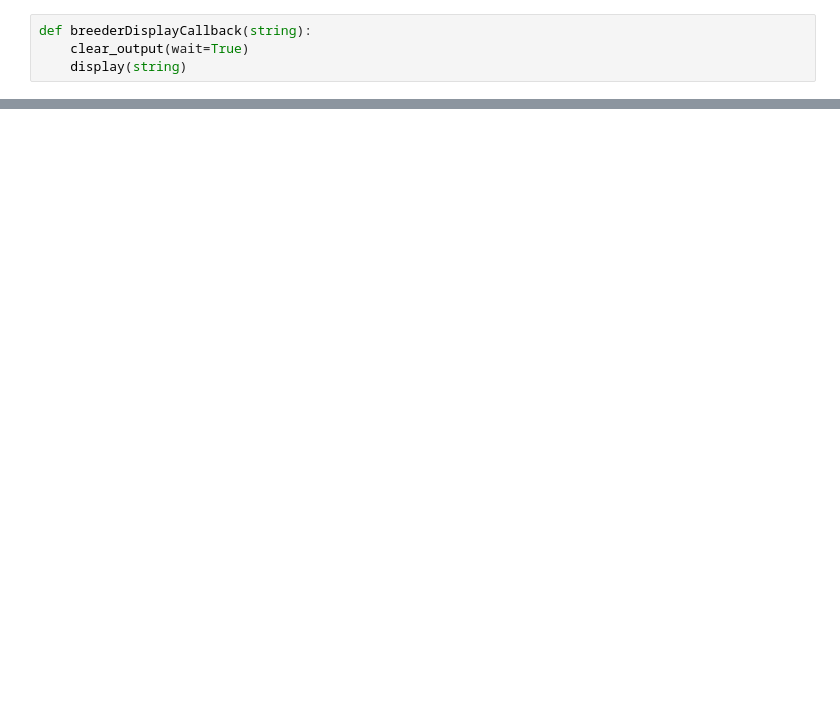
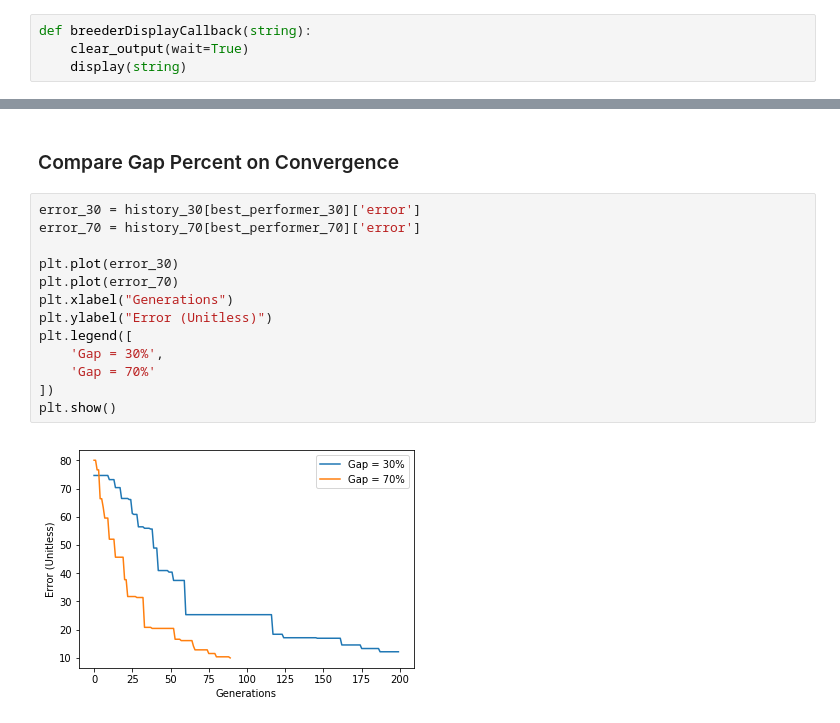
Before and after one commit to MattAlanWright/PyGP, a Jupyter notebook: Iris Data Set Breeder.ipynb, the cells around one changed output, grey strips where cells are left out. Drawn from its saved outputs; the diff is of its cells as text; blank space fills up the shorter version.

```diff
--- a/Iris Data Set Breeder.ipynb
+++ b/Iris Data Set Breeder.ipynb
@@ -37,0 +137,17 @@ p.accuracy(train_X, train_y)
+# %% [markdown]
+### Compare Gap Percent on Convergence
+# %%
+error_30 = history_30[best_performer_30]['error']
+error_70 = history_70[best_performer_70]['error']
+
+plt.plot(error_30)
+plt.plot(error_70)
+plt.xlabel("Generations")
+plt.ylabel("Error (Unitless)")
+plt.legend([
+    'Gap = 30%',
+    'Gap = 70%'
+])
+plt.show()
+# %% [output]
+[figure, added]
```
Also changed, not shown: parts of 15 cells of this notebook.
